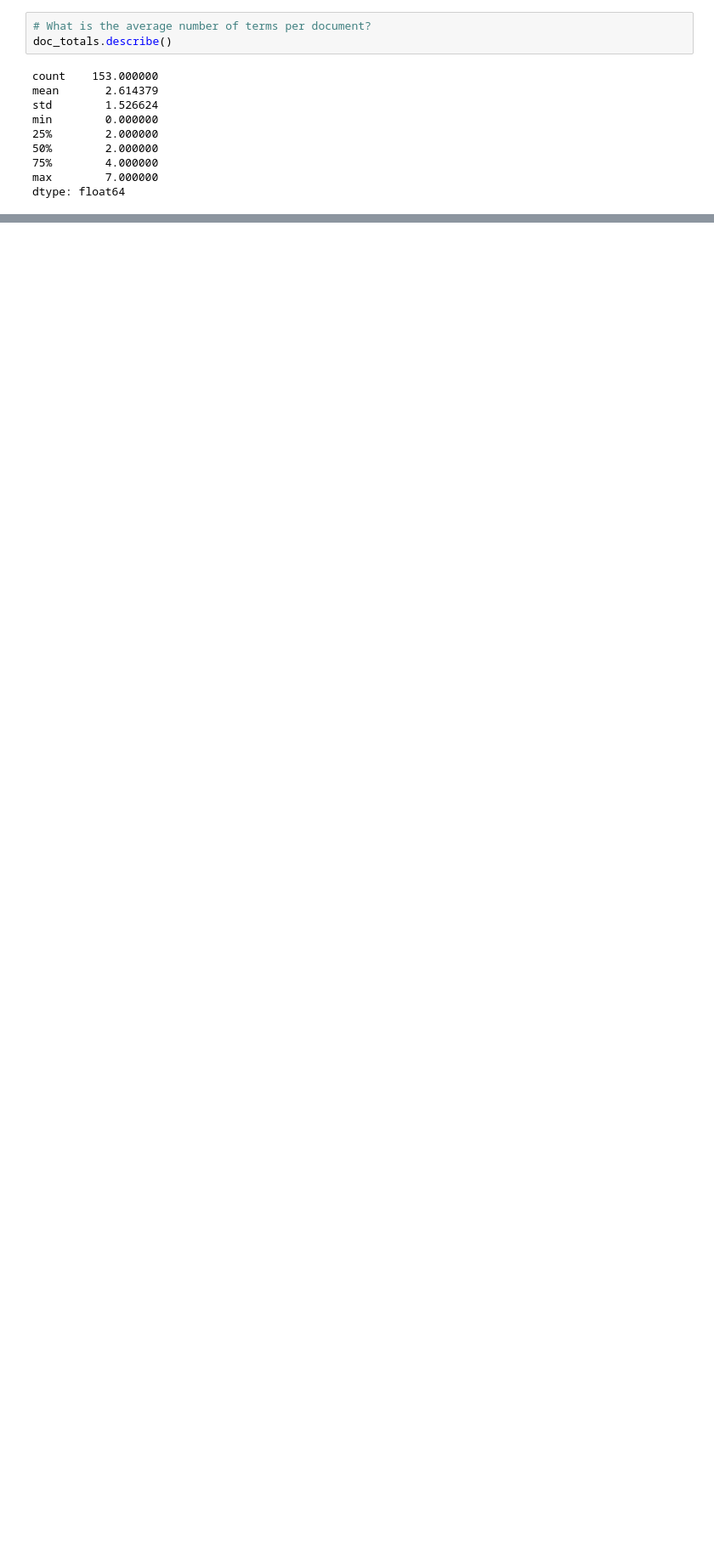
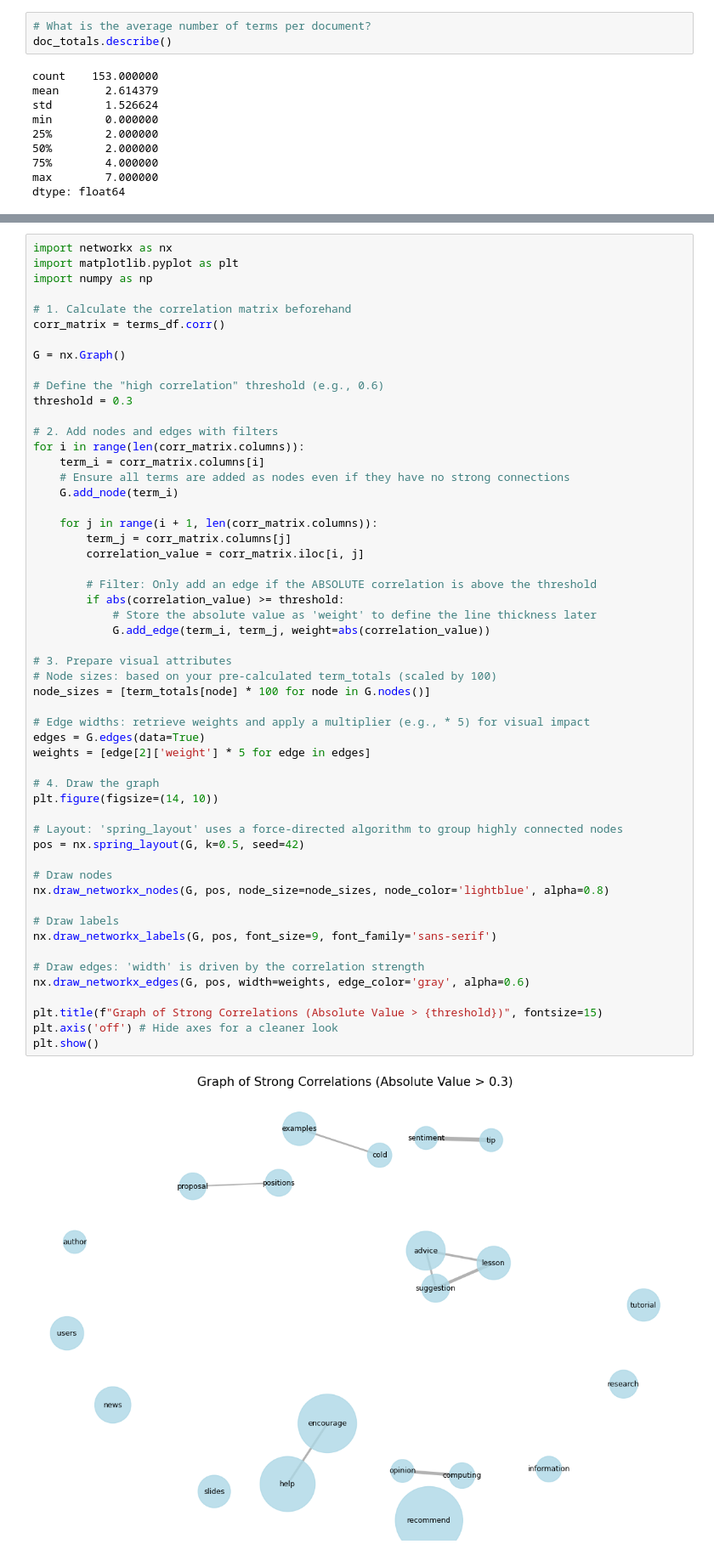
Before and after one commit to Clara-Lyngeraa/DA-Terms, a Jupyter notebook: Assignment_1.ipynb, the cells around one changed output, grey strips where cells are left out. Shown at 85% size. Saved outputs shown, nothing was run; the diff lists cells and outputs as text; blank space fills up the shorter version.

Commit message:
Link graph with width

```diff
--- a/Assignment_1.ipynb
+++ b/Assignment_1.ipynb
@@ -163,0 +211,56 @@ plt.show()
+# %%
+import networkx as nx
+import matplotlib.pyplot as plt
+import numpy as np
+
+# 1. Calculate the correlation matrix beforehand
+corr_matrix = terms_df.corr()
+
+G = nx.Graph()
+
+# Define the "high correlation" threshold (e.g., 0.6)
+threshold = 0.3
+
+# 2. Add nodes and edges with filters
+for i in range(len(corr_matrix.columns)):
+    term_i = corr_matrix.columns[i]
+    # Ensure all terms are added as nodes even if they have no strong connections
+    G.add_node(term_i)
+
+    for j in range(i + 1, len(corr_matrix.columns)):
+        term_j = corr_matrix.columns[j]
+        correlation_value = corr_matrix.iloc[i, j]
+
+        # Filter: Only add an edge if the ABSOLUTE correlation is above the threshold
+        if abs(correlation_value) >= threshold:
+            # Store the absolute value as 'weight' to define the line thickness later
+            G.add_edge(term_i, term_j, weight=abs(correlation_value))
+
+# 3. Prepare visual attributes
+# Node sizes: based on your pre-calculated term_totals (scaled by 100)
+node_sizes = [term_totals[node] * 100 for node in G.nodes()]
+
+# Edge widths: retrieve weights and apply a multiplier (e.g., * 5) for visual impact
+edges = G.edges(data=True)
+weights = [edge[2]['weight'] * 5 for edge in edges]
+
+# 4. Draw the graph
+plt.figure(figsize=(14, 10))
+
+# Layout: 'spring_layout' uses a force-directed algorithm to group highly connected nodes
+pos = nx.spring_layout(G, k=0.5, seed=42)
+
+# Draw nodes
+nx.draw_networkx_nodes(G, pos, node_size=node_sizes, node_color='lightblue', alpha=0.8)
+
+# Draw labels
+nx.draw_networkx_labels(G, pos, font_size=9, font_family='sans-serif')
+
+# Draw edges: 'width' is driven by the correlation strength
+nx.draw_networkx_edges(G, pos, width=weights, edge_color='gray', alpha=0.6)
+
+plt.title(f"Graph of Strong Correlations (Absolute Value > {threshold})", fontsize=15)
+plt.axis('off') # Hide axes for a cleaner look
+plt.show()
+# %% [output]
+[figure, added]
```
Also changed, not shown: parts of 6 cells of this notebook.
